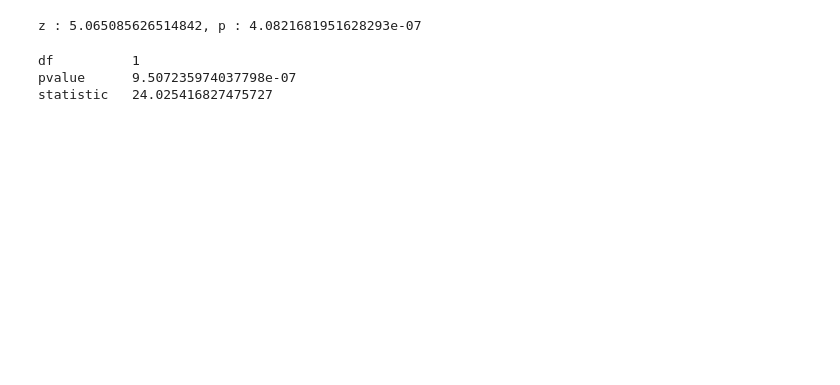
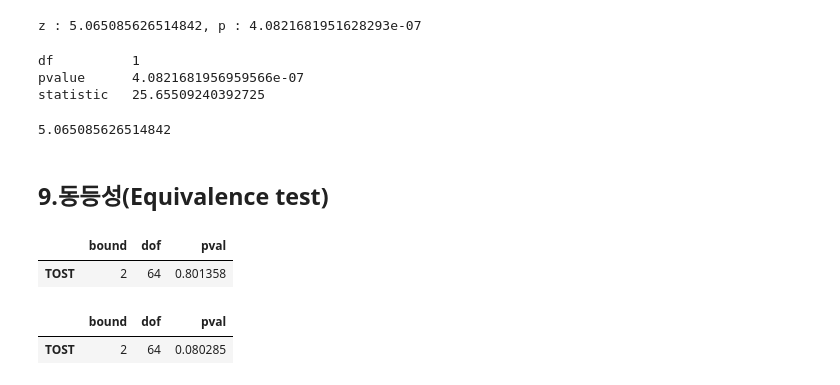
Before and after one commit to leecho-bigdata/statistics-python, a Jupyter notebook: 05_1.Independent Sample t-test.ipynb, the cells around one changed output. Cells and saved outputs as stored; diff of their text form; code cells hidden in the pictures; blank space fills up the shorter version.

```diff
--- a/05_1.Independent Sample t-test.ipynb
+++ b/05_1.Independent Sample t-test.ipynb
@@ -414,11 +408,31 @@ print('z : {}, p : {}'.format(z, p))
 z : 5.065085626514842, p : 4.0821681951628293e-07
 # %%
 # chi-square test로 분석한 결과
+count = np.array([87, 2065-87])      # x1, x2
+nobs = np.array([671, 27949-671])   # n1, n2
+
 tab = [count, nobs]
 result = sm.stats.Table(tab)
 rslt = result.test_nominal_association()
 print(rslt)
 # %% [output]
 df          1
-pvalue      9.507235974037798e-07
-statistic   24.025416827475727
+pvalue      4.0821681956959566e-07
+statistic   25.65509240392725
+# %%
+# z값과 비교
+np.sqrt(rslt.statistic)
+# %% [output]
+5.065085626514842
+# %% [markdown]
+## 9.동등성(Equivalence test)
+# %%
+x = ist_df['수명1'][ist_df['회사'] == 'A타이어']
+y = ist_df['수명1'][ist_df['회사'] == 'B타이어']
+# %%
+pg.tost(x, y,
+        bound = 2,
+        paired = False)
+# %% [output]
+|  | bound | dof | pval |
+| TOST | 2 | 64 | 0.801358 |
@@ -424,0 +442,7 @@ statistic   24.025416827475727
+# %%
+pg.tost(x, y,
+        bound = 2,
+        paired = False)
+# %% [output]
+|  | bound | dof | pval |
+| TOST | 2 | 64 | 0.080285 |
```
Also changed, not shown: parts of 6 cells of this notebook, 2 other files.
